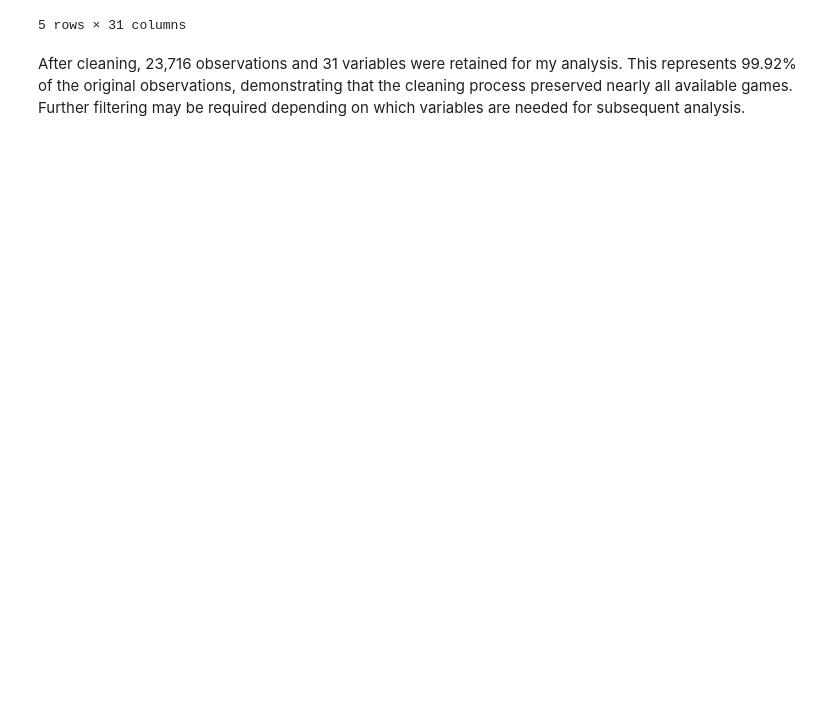
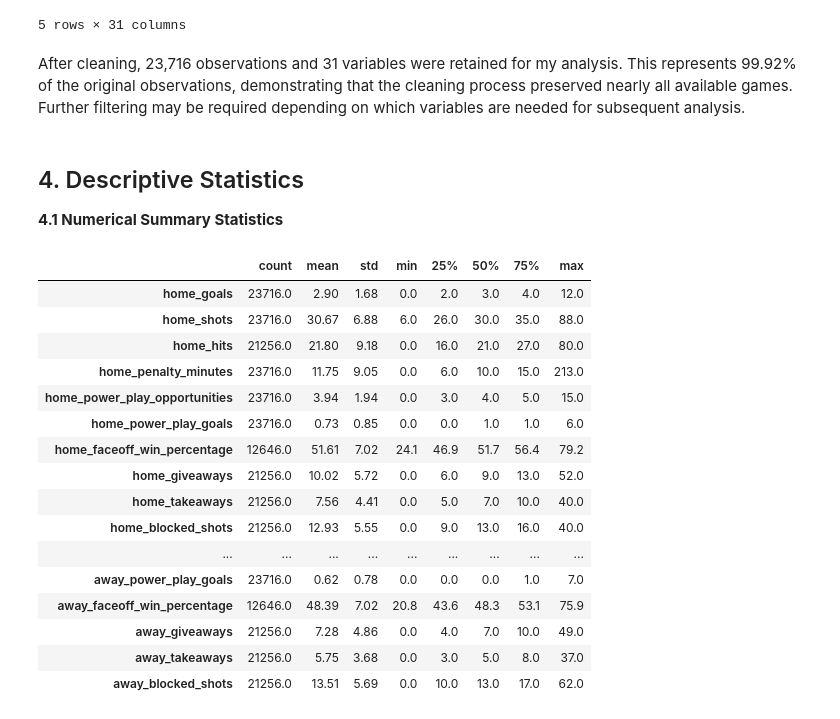
Before and after one commit to jbenigeriBU/DX602-Final-Project, a Jupyter notebook: DX602_Final_Project.ipynb, the cells around one changed output. Drawn from its saved outputs; the diff is of its cells as text; code cells hidden in the pictures; blank space fills up the shorter version.

```diff
--- a/DX602_Final_Project.ipynb
+++ b/DX602_Final_Project.ipynb
@@ -769,3 +769,31 @@ Name: count, dtype: int64
 5 rows × 31 columns
 # %% [markdown]
 After cleaning, 23,716 observations and 31 variables were retained for my analysis. This represents 99.92% of the original observations, demonstrating that the cleaning process preserved nearly all available games. Further filtering may be required depending on which variables are needed for subsequent analysis.
+# %% [markdown]
+## 4. Descriptive Statistics
+
+**4.1 Numerical Summary Statistics**
+# %%
+# Isolate numerical performance variables, excluding the season identifier
+numerical_stats = game_stats_clean.select_dtypes(include="number").drop(columns=["season"])
+
+# Display descriptive statistics for numerical performance variables
+display(numerical_stats.describe().T.round(2))
+# %% [output]
+|  | count | mean | std | min | 25% | 50% | 75% | max |
+| home_goals | 23716.0 | 2.90 | 1.68 | 0.0 | 2.0 | 3.0 | 4.0 | 12.0 |
+| home_shots | 23716.0 | 30.67 | 6.88 | 6.0 | 26.0 | 30.0 | 35.0 | 88.0 |
+| home_hits | 21256.0 | 21.80 | 9.18 | 0.0 | 16.0 | 21.0 | 27.0 | 80.0 |
+| home_penalty_minutes | 23716.0 | 11.75 | 9.05 | 0.0 | 6.0 | 10.0 | 15.0 | 213.0 |
+| home_power_play_opportunities | 23716.0 | 3.94 | 1.94 | 0.0 | 3.0 | 4.0 | 5.0 | 15.0 |
+| home_power_play_goals | 23716.0 | 0.73 | 0.85 | 0.0 | 0.0 | 1.0 | 1.0 | 6.0 |
+| home_faceoff_win_percentage | 12646.0 | 51.61 | 7.02 | 24.1 | 46.9 | 51.7 | 56.4 | 79.2 |
+| home_giveaways | 21256.0 | 10.02 | 5.72 | 0.0 | 6.0 | 9.0 | 13.0 | 52.0 |
+| home_takeaways | 21256.0 | 7.56 | 4.41 | 0.0 | 5.0 | 7.0 | 10.0 | 40.0 |
+| home_blocked_shots | 21256.0 | 12.93 | 5.55 | 0.0 | 9.0 | 13.0 | 16.0 | 40.0 |
+| ... | ... | ... | ... | ... | ... | ... | ... | ... |
+| away_power_play_goals | 23716.0 | 0.62 | 0.78 | 0.0 | 0.0 | 0.0 | 1.0 | 7.0 |
+| away_faceoff_win_percentage | 12646.0 | 48.39 | 7.02 | 20.8 | 43.6 | 48.3 | 53.1 | 75.9 |
+| away_giveaways | 21256.0 | 7.28 | 4.86 | 0.0 | 4.0 | 7.0 | 10.0 | 49.0 |
+| away_takeaways | 21256.0 | 5.75 | 3.68 | 0.0 | 3.0 | 5.0 | 8.0 | 37.0 |
+| away_blocked_shots | 21256.0 | 13.51 | 5.69 | 0.0 | 10.0 | 13.0 | 17.0 | 62.0 |
```
Also changed, not shown: parts of 10 cells of this notebook.
